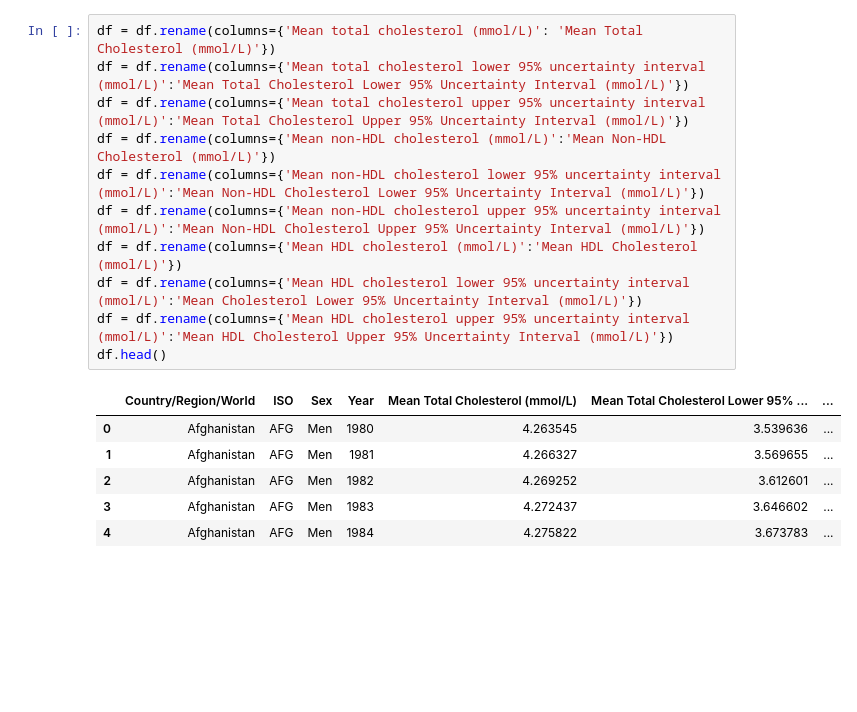
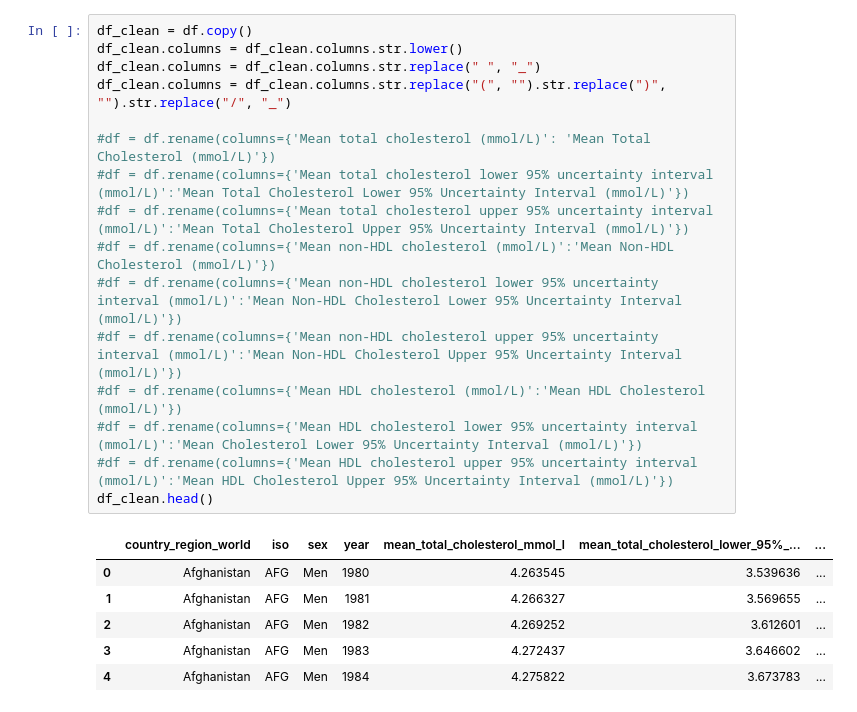
Before and after one commit to ariafcode/dsrp, a Jupyter notebook: dsrp.ipynb, the cells around one changed output. Saved outputs shown, nothing was run; the diff lists cells and outputs as text; blank space fills up the shorter version.

```diff
--- a/dsrp.ipynb
+++ b/dsrp.ipynb
@@ -12,18 +12,23 @@ df.head(5)
 | 3 | Afghanistan | AFG | Men | 1983 | 4.272437 | 3.646602 | ... |
 | 4 | Afghanistan | AFG | Men | 1984 | 4.275822 | 3.673783 | ... |
 # %%
-df = df.rename(columns={'Mean total cholesterol (mmol/L)': 'Mean Total Cholesterol (mmol/L)'})
-df = df.rename(columns={'Mean total cholesterol lower 95% uncertainty interval (mmol/L)':'Mean Total Cholesterol Lower 95% Uncertainty Interval (mmol/L)'})
-df = df.rename(columns={'Mean total cholesterol upper 95% uncertainty interval (mmol/L)':'Mean Total Cholesterol Upper 95% Uncertainty Interval (mmol/L)'})
-df = df.rename(columns={'Mean non-HDL cholesterol (mmol/L)':'Mean Non-HDL Cholesterol (mmol/L)'})
-df = df.rename(columns={'Mean non-HDL cholesterol lower 95% uncertainty interval (mmol/L)':'Mean Non-HDL Cholesterol Lower 95% Uncertainty Interval (mmol/L)'})
-df = df.rename(columns={'Mean non-HDL cholesterol upper 95% uncertainty interval (mmol/L)':'Mean Non-HDL Cholesterol Upper 95% Uncertainty Interval (mmol/L)'})
-df = df.rename(columns={'Mean HDL cholesterol (mmol/L)':'Mean HDL Cholesterol (mmol/L)'})
-df = df.rename(columns={'Mean HDL cholesterol lower 95% uncertainty interval (mmol/L)':'Mean Cholesterol Lower 95% Uncertainty Interval (mmol/L)'})
-df = df.rename(columns={'Mean HDL cholesterol upper 95% uncertainty interval (mmol/L)':'Mean HDL Cholesterol Upper 95% Uncertainty Interval (mmol/L)'})
-df.head()
+df_clean = df.copy()
+df_clean.columns = df_clean.columns.str.lower()
+df_clean.columns = df_clean.columns.str.replace(" ", "_")
+df_clean.columns = df_clean.columns.str.replace("(", "").str.replace(")", "").str.replace("/", "_")
+
+#df = df.rename(columns={'Mean total cholesterol (mmol/L)': 'Mean Total Cholesterol (mmol/L)'})
+#df = df.rename(columns={'Mean total cholesterol lower 95% uncertainty interval (mmol/L)':'Mean Total Cholesterol Lower 95% Uncertainty Interval (mmol/L)'})
+#df = df.rename(columns={'Mean total cholesterol upper 95% uncertainty interval (mmol/L)':'Mean Total Cholesterol Upper 95% Uncertainty Interval (mmol/L)'})
+#df = df.rename(columns={'Mean non-HDL cholesterol (mmol/L)':'Mean Non-HDL Cholesterol (mmol/L)'})
+#df = df.rename(columns={'Mean non-HDL cholesterol lower 95% uncertainty interval (mmol/L)':'Mean Non-HDL Cholesterol Lower 95% Uncertainty Interval (mmol/L)'})
+#df = df.rename(columns={'Mean non-HDL cholesterol upper 95% uncertainty interval (mmol/L)':'Mean Non-HDL Cholesterol Upper 95% Uncertainty Interval (mmol/L)'})
+#df = df.rename(columns={'Mean HDL cholesterol (mmol/L)':'Mean HDL Cholesterol (mmol/L)'})
+#df = df.rename(columns={'Mean HDL cholesterol lower 95% uncertainty interval (mmol/L)':'Mean Cholesterol Lower 95% Uncertainty Interval (mmol/L)'})
+#df = df.rename(columns={'Mean HDL cholesterol upper 95% uncertainty interval (mmol/L)':'Mean HDL Cholesterol Upper 95% Uncertainty Interval (mmol/L)'})
+df_clean.head()
 # %% [output]
-|  | Country/Region/World | ISO | Sex | Year | Mean Total Cholesterol (mmol/L) | Mean Total Cholesterol Lower 95% ... | ... |
+|  | country_region_world | iso | sex | year | mean_total_cholesterol_mmol_l | mean_total_cholesterol_lower_95%_... | ... |
 | 0 | Afghanistan | AFG | Men | 1980 | 4.263545 | 3.539636 | ... |
 | 1 | Afghanistan | AFG | Men | 1981 | 4.266327 | 3.569655 | ... |
 | 2 | Afghanistan | AFG | Men | 1982 | 4.269252 | 3.612601 | ... |
```
Also changed, not shown: parts of 7 cells of this notebook.
